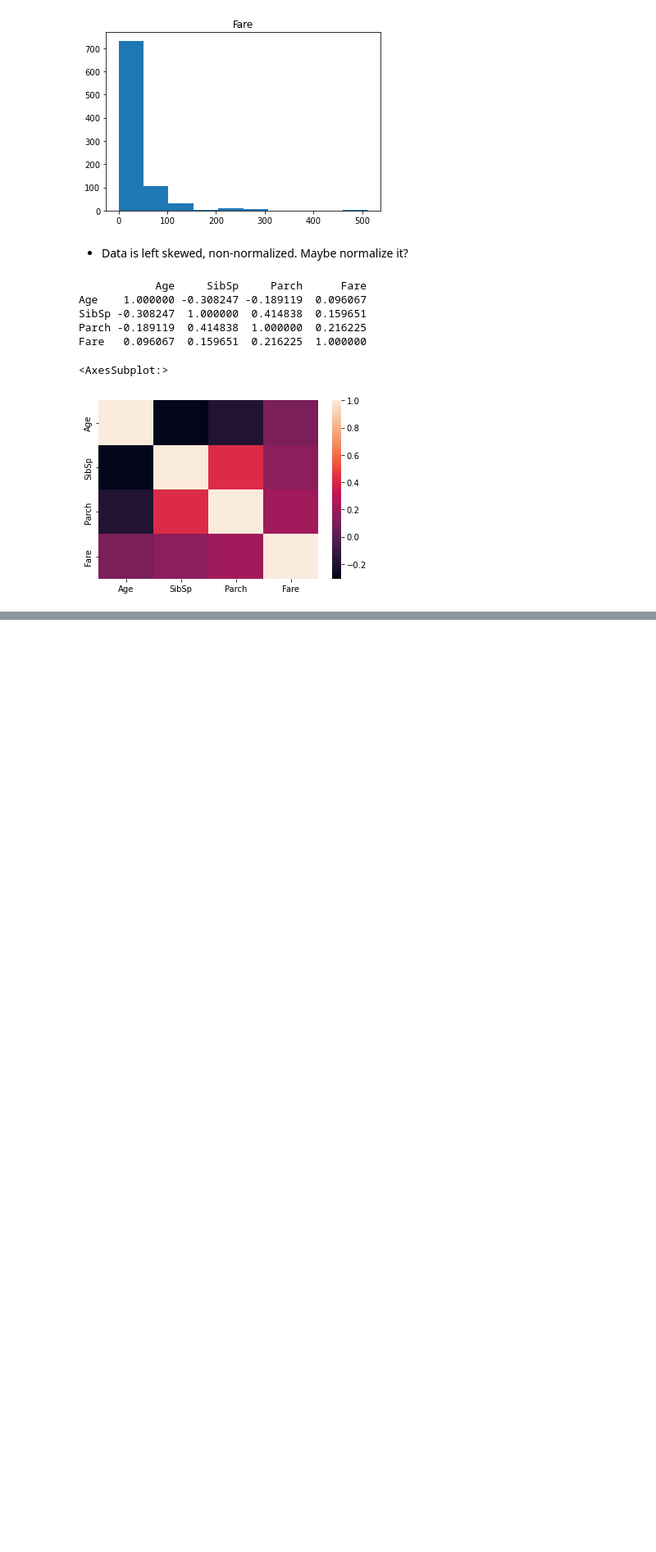
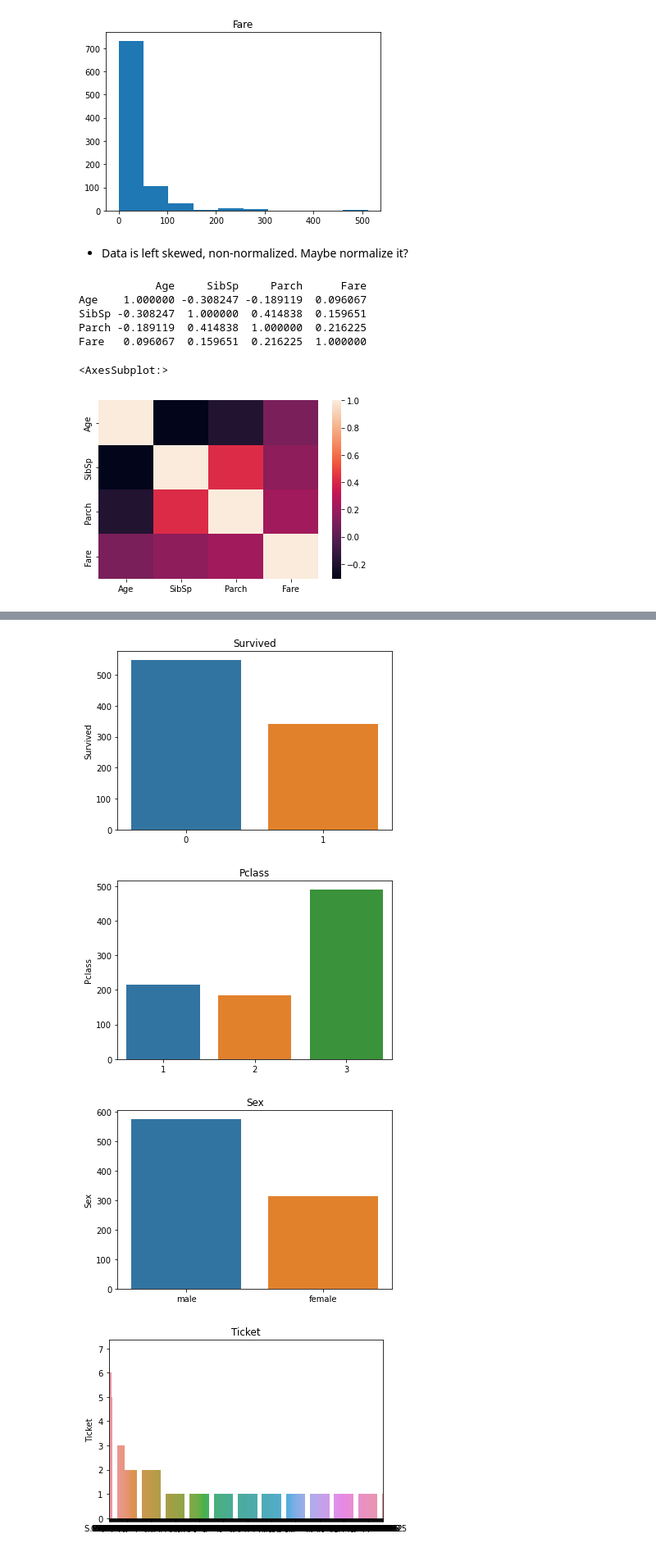
Before and after one commit to ruchir321/titanic, a Jupyter notebook: survival-pred.ipynb, the cells around one changed output, grey strips where cells are left out. Shown at 82% size. Cells and saved outputs as stored; diff of their text form; code cells hidden in the pictures; blank space fills up the shorter version.

```diff
--- a/survival-pred.ipynb
+++ b/survival-pred.ipynb
@@ -139,0 +147,9 @@ Fare   0.096067  0.159651  0.216225  1.000000
+# %%
+for i in df_cat.columns:
+    sns.barplot(df_cat[i].value_counts().index,df_cat[i].value_counts()).set_title(i)
+    plt.show()
+# %% [output]
+[figure, added]
+[figure, added]
+[figure, added]
+[figure, added]
```
Also changed, not shown: parts of 18 cells of this notebook.
